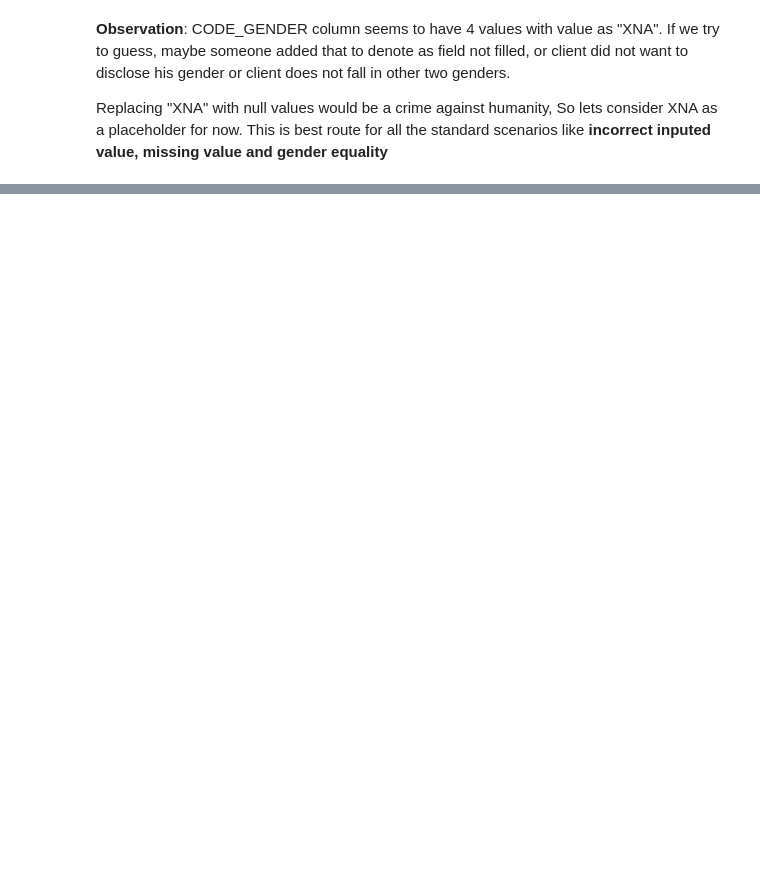
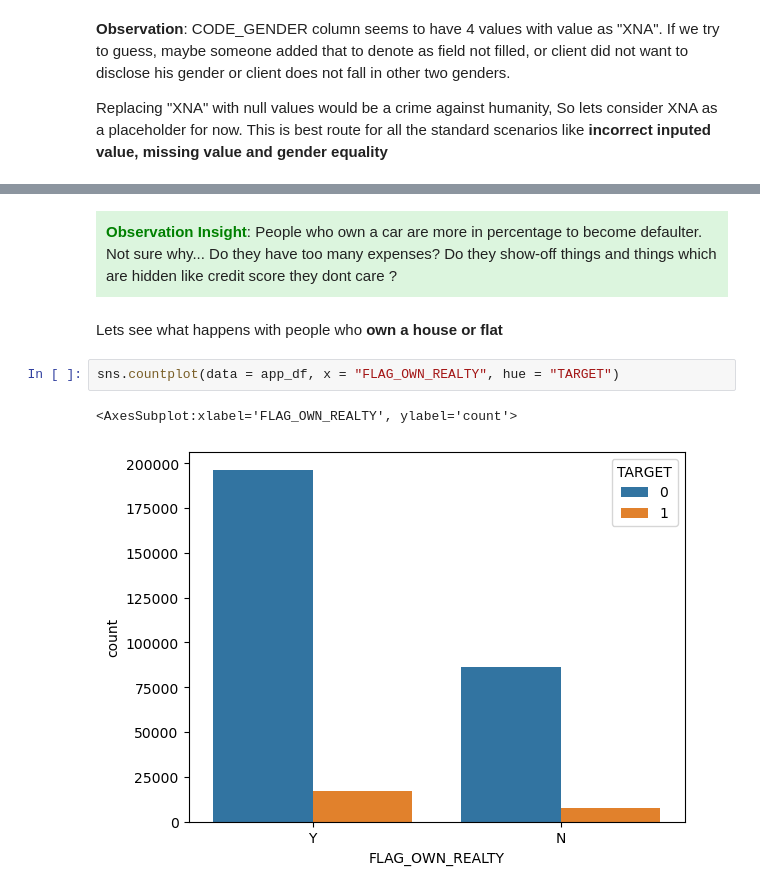
Before and after one commit to vinaychutake/bank_loan_risk_analysis, a Jupyter notebook: credit_eda_assignment.ipynb, the cells around one changed output, grey strips where cells are left out. Drawn from its saved outputs; the diff is of its cells as text; blank space fills up the shorter version.

```diff
--- a/credit_eda_assignment.ipynb
+++ b/credit_eda_assignment.ipynb
@@ -742,0 +782,9 @@ Name: CODE_GENDER, dtype: int64
+# %% [markdown]
+<div style="background-color: #dcf5de; padding: 10px"><b style="color: green">Observation Insight</b>: People who own a car are more in percentage to become defaulter. Not sure why... Do they have too many expenses? Do they show-off things and things which are hidden like credit score they dont care ?</div>
+# %% [markdown]
+Lets see what happens with people who <b>own a house or flat</b>
+# %%
+sns.countplot(data = app_df, x = "FLAG_OWN_REALTY", hue = "TARGET")
+# %% [output]
+<AxesSubplot:xlabel='FLAG_OWN_REALTY', ylabel='count'>
+[figure, added]
```
Also changed, not shown: parts of 106 cells of this notebook.
